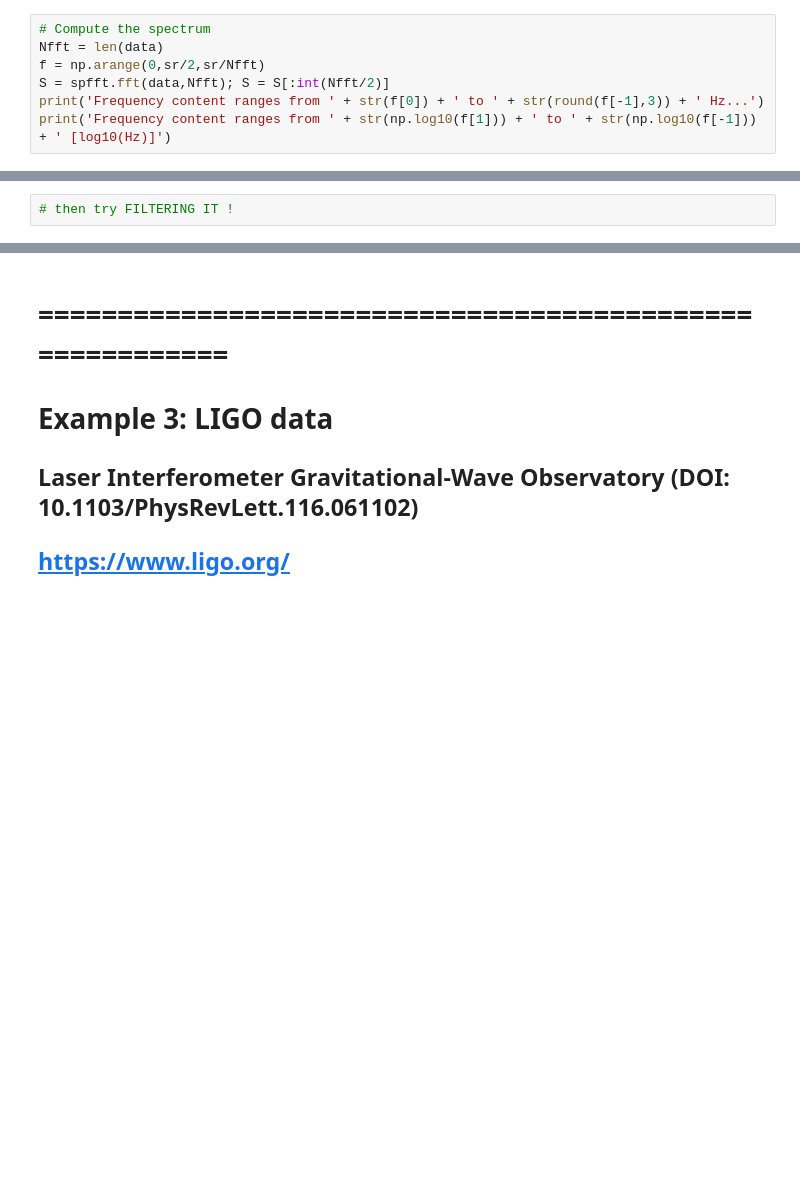
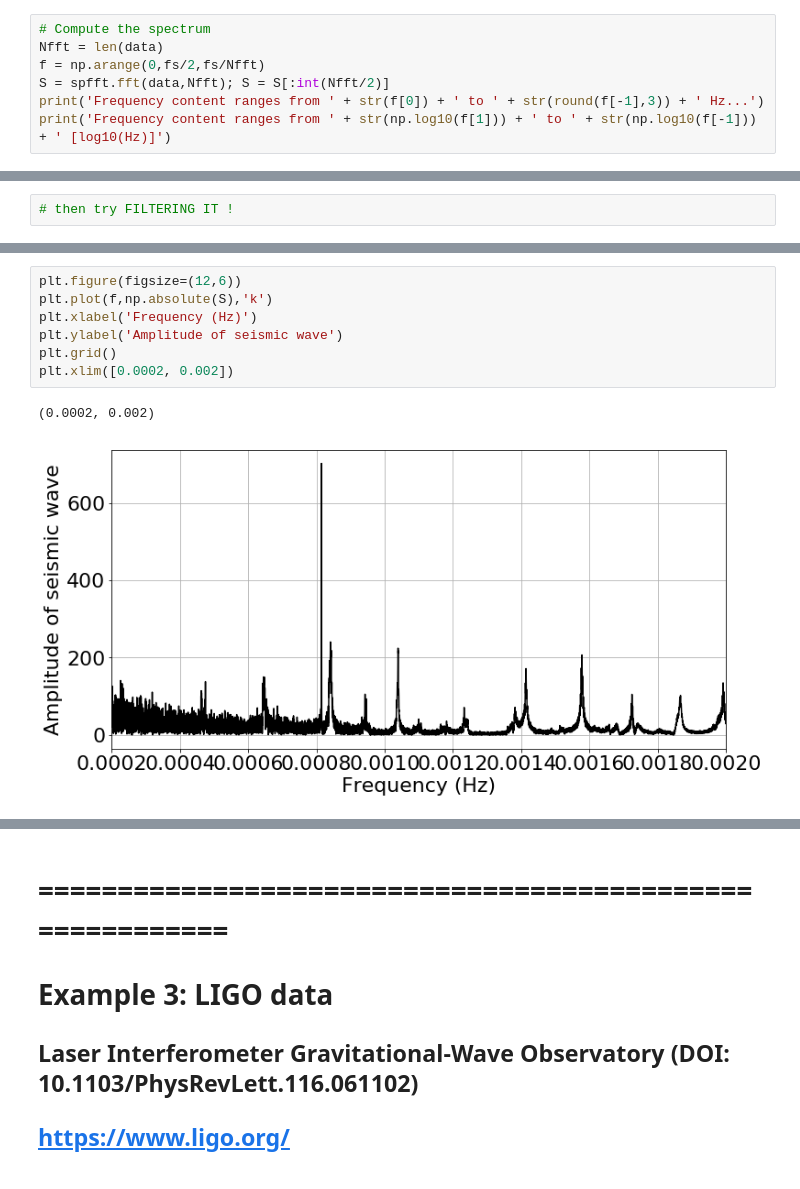
Before and after one commit to benholtzman/datamovies, a Jupyter notebook: 1_codes/s01_DirectSonification.ipynb, the cells around one changed output, grey strips where cells are left out. Saved outputs shown, nothing was run; the diff lists cells and outputs as text; blank space fills up the shorter version.

```diff
--- a/1_codes/s01_DirectSonification.ipynb
+++ b/1_codes/s01_DirectSonification.ipynb
@@ -237,7 +215,7 @@ We have 8467200 seconds of data!
 # %%
 # Compute the spectrum
 Nfft = len(data)
-f = np.arange(0,sr/2,sr/Nfft)
+f = np.arange(0,fs/2,fs/Nfft)
 S = spfft.fft(data,Nfft); S = S[:int(Nfft/2)]
 print('Frequency content ranges from ' + str(f[0]) + ' to ' + str(round(f[-1],3)) + ' Hz...')
 print('Frequency content ranges from ' + str(np.log10(f[1])) + ' to ' + str(np.log10(f[-1])) + ' [log10(Hz)]')
@@ -322,0 +311,10 @@ This corresponds to a speed factor of: 705600
+# %%
+plt.figure(figsize=(12,6))
+plt.plot(f,np.absolute(S),'k')
+plt.xlabel('Frequency (Hz)')
+plt.ylabel('Amplitude of seismic wave')
+plt.grid()
+plt.xlim([0.0002, 0.002])
+# %% [output]
+(0.0002, 0.002)
+[figure, added]
```
Also changed, not shown: parts of 21 cells of this notebook, 1 other file.
